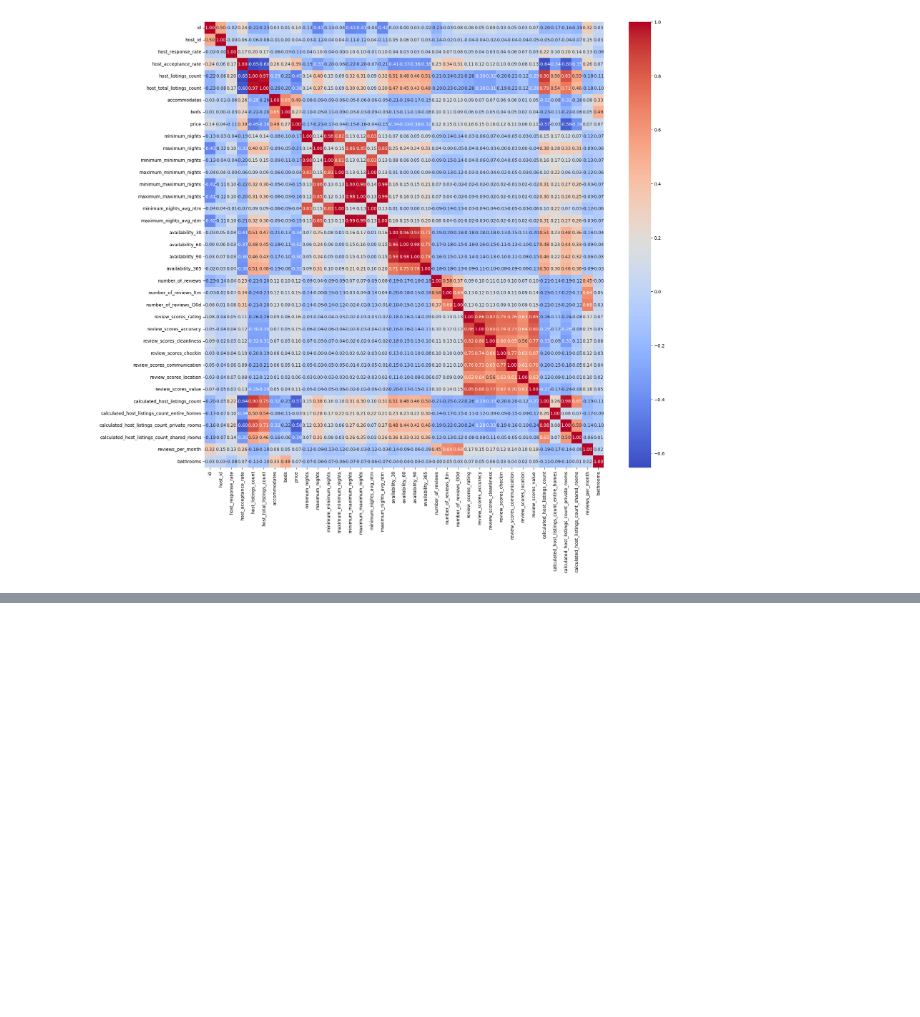
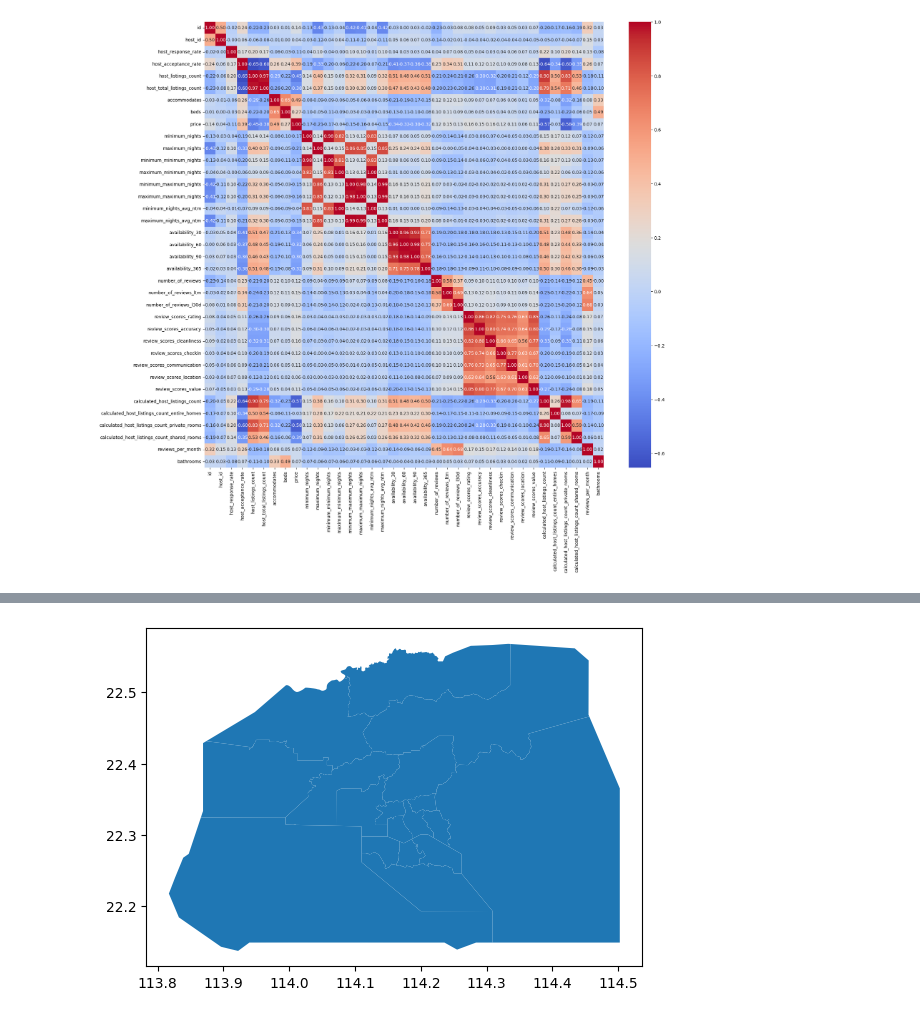
Before and after one commit to alelledo/Hong-Kong_project, a Jupyter notebook: Hong-Kong-project.ipynb, the cells around one changed output, grey strips where cells are left out. Saved outputs shown, nothing was run; the diff lists cells and outputs as text; code cells hidden in the pictures; blank space fills up the shorter version.

```diff
--- a/Hong-Kong-project.ipynb
+++ b/Hong-Kong-project.ipynb
@@ -253,0 +277,2 @@ print(sns.relplot(data=listings, x="bathrooms", y="price", kind='line'))
+# %%
+gdf = gp.read_file('/Users/alejandrovillanuevalledo/Documents/GitHub/Hong-Kong_project/CSV/neighbourhoods.geojson')
@@ -253,0 +299,4 @@ print(sns.relplot(data=listings, x="bathrooms", y="price", kind='line'))
+# %%
+gdf.plot()
+# %% [output]
+[figure, added]
```
Also changed, not shown: parts of 8 cells of this notebook.
